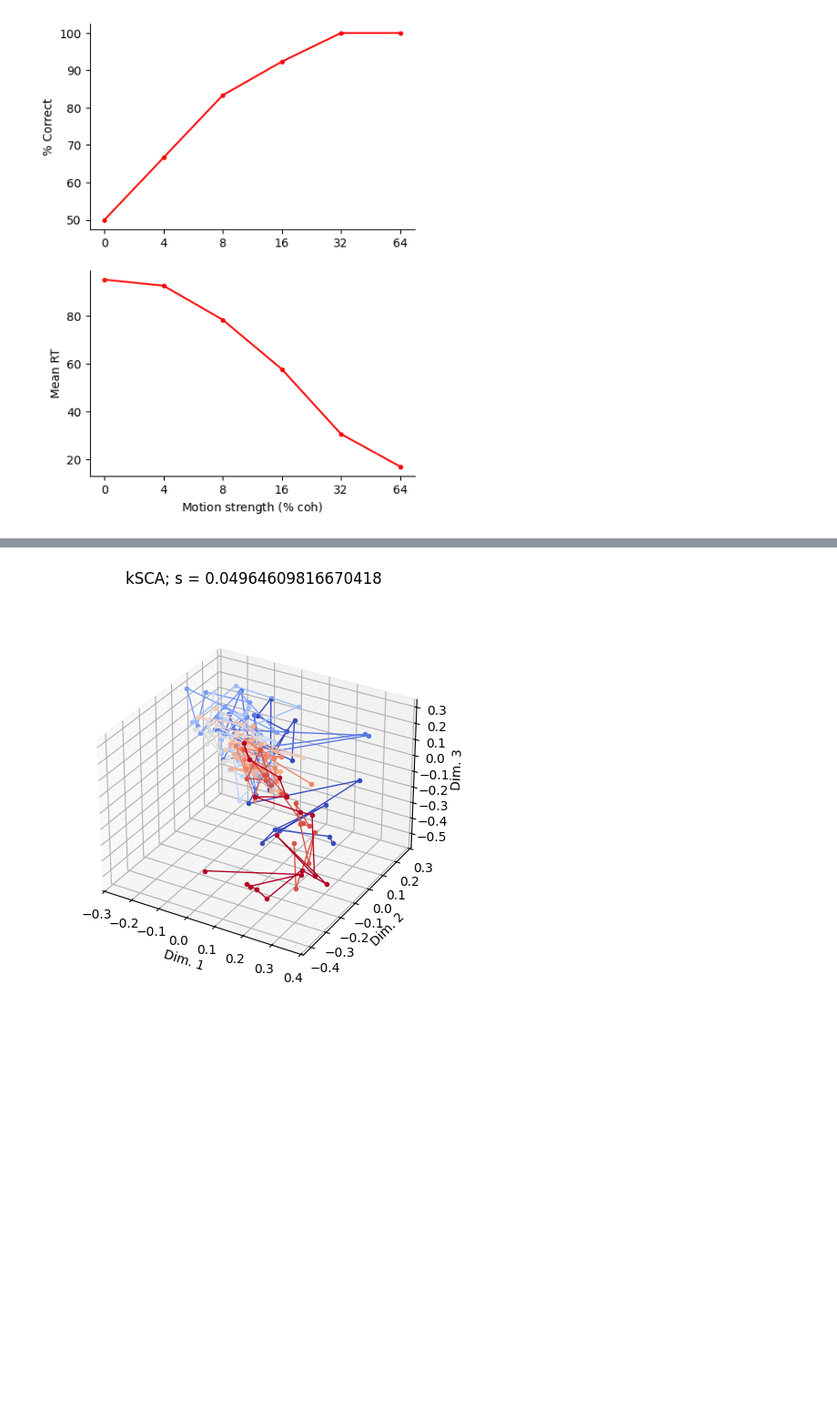
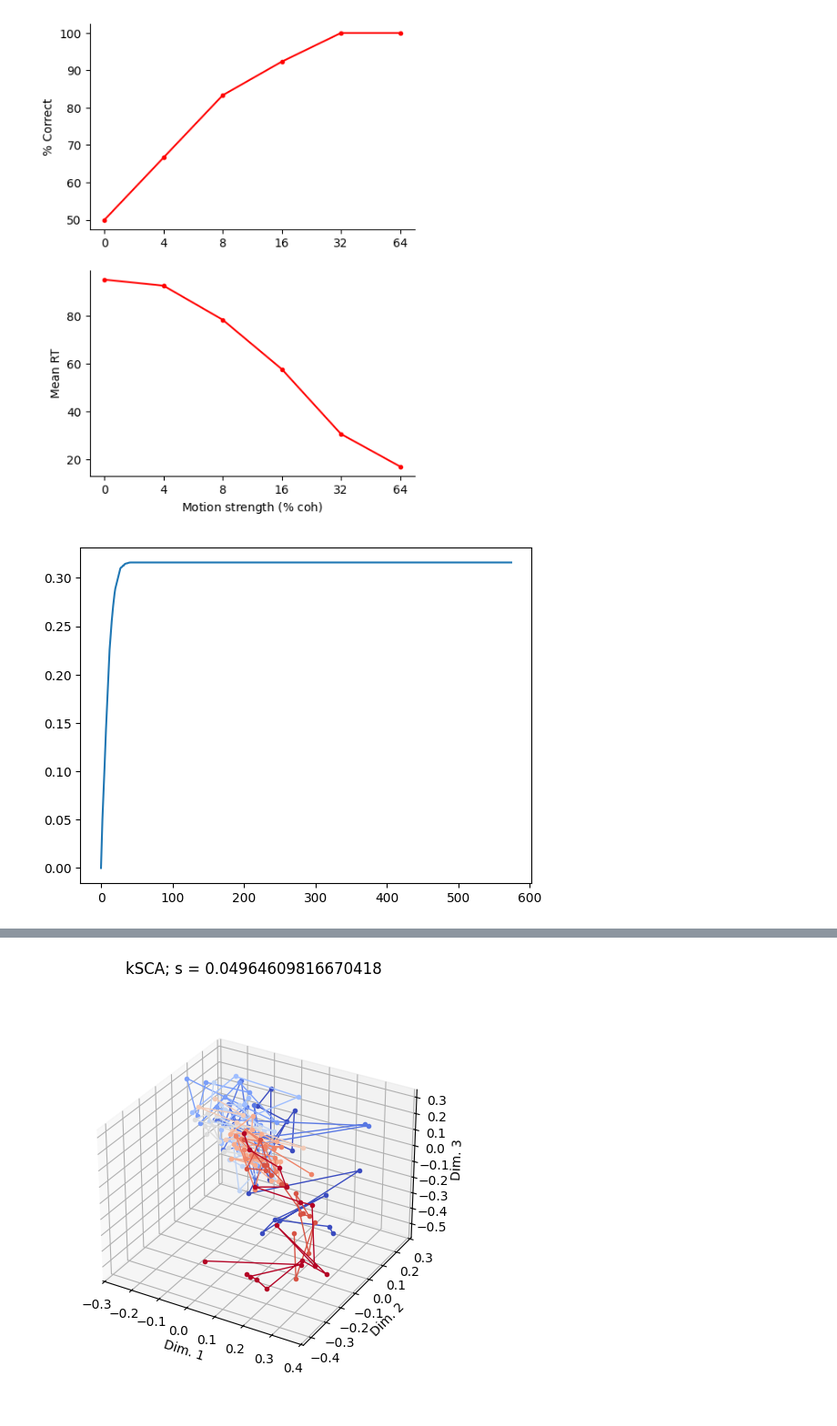
Before and after one commit to ArielleRosinski/SCA_project, a Jupyter notebook: DDM.ipynb, the cells around one changed output, grey strips where cells are left out. Shown at 91% size. Drawn from its saved outputs; the diff is of its cells as text; code cells hidden in the pictures; blank space fills up the shorter version.

```diff
--- a/DDM.ipynb
+++ b/DDM.ipynb
@@ -140,31 +142,35 @@ def project(paths, proj_dims = 10):
 def relu(x):
     return jnp.maximum(0, x)
 
-def add_low_rank_noise(X, key1, key2, proj_dims = 3, sigma = 1 ):
+def add_low_rank_noise(X, key1, key2, proj_dims = 3, sigma = 50 ):
     trials, K, N, T = X.shape
     B = random.normal(key1, (N, proj_dims))
     B, _ = jnp.linalg.qr(B)
 
     epsilon_t = random.normal(key2, (trials, K, T, proj_dims)) * sigma
     noise = jnp.einsum('lktd,nd->lknt', epsilon_t, B)
 
     X += noise
     return X
 
 
 neural_traces = relu(project(paths[:,:,:]))
+
+plt.plot(np.mean(neural_traces, axis=0)[0,0,:])
 neural_traces = neural_traces * 10
 
 # noise = random.normal(key, (X.shape)) / 1000
 # X += noise
 key = random.PRNGKey(42)
 key, subkey = random.split(key)
 neural_traces = add_low_rank_noise(neural_traces, key, subkey)        #(trials, K, N, T)
 
 X = jnp.mean( neural_traces, axis=0 )
 #X = neural_traces.squeeze()
 K, N, T = X.shape
 A = jnp.swapaxes(X, 0, 1)
 A = A.reshape(N,-1)
 
 d = 3
+# %% [output]
+[figure, added]
```
Also changed, not shown: parts of 6 cells of this notebook, 2 other files.
